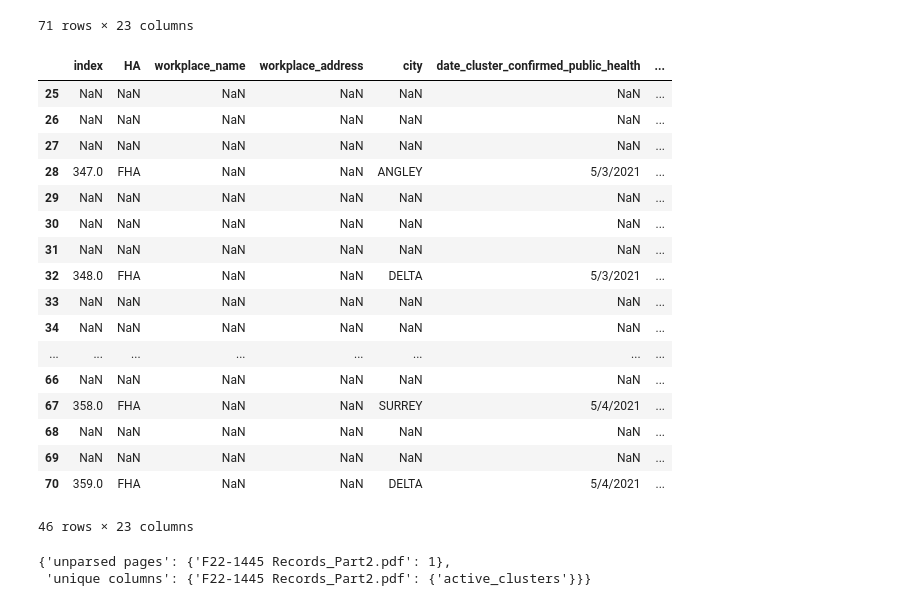
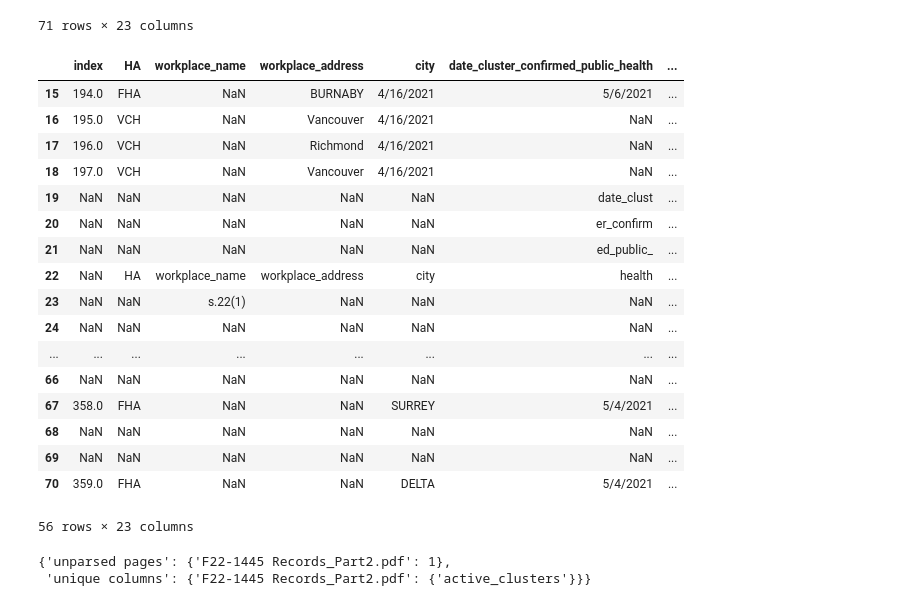
Before and after one commit to silvhua/BC-Covid-workplace-closures, a Jupyter notebook: notebooks/2023-03-23 parse PDF.ipynb, the cells around one changed output. Cells and saved outputs as stored; diff of their text form; code cells hidden in the pictures.

```diff
--- a/notebooks/2023-03-23 parse PDF.ipynb
+++ b/notebooks/2023-03-23 parse PDF.ipynb
@@ -1620,26 +1620,26 @@ Columns unique to part2: {'active_clusters'}
 | 70 | 359.0 | FHA | NaN | NaN | DELTA | 5/4/2021 | ... |
 71 rows × 23 columns
 # %%
-dfs12[1].loc[25:]
+dfs12[1].loc[15:]
 # %% [output]
 |  | index | HA | workplace_name | workplace_address | city | date_cluster_confirmed_public_health | ... |
-| 25 | NaN | NaN | NaN | NaN | NaN | NaN | ... |
-| 26 | NaN | NaN | NaN | NaN | NaN | NaN | ... |
-| 27 | NaN | NaN | NaN | NaN | NaN | NaN | ... |
-| 28 | 347.0 | FHA | NaN | NaN | ANGLEY | 5/3/2021 | ... |
-| 29 | NaN | NaN | NaN | NaN | NaN | NaN | ... |
-| 30 | NaN | NaN | NaN | NaN | NaN | NaN | ... |
-| 31 | NaN | NaN | NaN | NaN | NaN | NaN | ... |
-| 32 | 348.0 | FHA | NaN | NaN | DELTA | 5/3/2021 | ... |
-| 33 | NaN | NaN | NaN | NaN | NaN | NaN | ... |
-| 34 | NaN | NaN | NaN | NaN | NaN | NaN | ... |
+| 15 | 194.0 | FHA | NaN | BURNABY | 4/16/2021 | 5/6/2021 | ... |
+| 16 | 195.0 | VCH | NaN | Vancouver | 4/16/2021 | NaN | ... |
+| 17 | 196.0 | VCH | NaN | Richmond | 4/16/2021 | NaN | ... |
+| 18 | 197.0 | VCH | NaN | Vancouver | 4/16/2021 | NaN | ... |
+| 19 | NaN | NaN | NaN | NaN | NaN | date_clust | ... |
+| 20 | NaN | NaN | NaN | NaN | NaN | er_confirm | ... |
+| 21 | NaN | NaN | NaN | NaN | NaN | ed_public_ | ... |
+| 22 | NaN | HA | workplace_name | workplace_address | city | health | ... |
+| 23 | NaN | NaN | s.22(1) | NaN | NaN | NaN | ... |
+| 24 | NaN | NaN | NaN | NaN | NaN | NaN | ... |
 | ... | ... | ... | ... | ... | ... | ... | ... |
 | 66 | NaN | NaN | NaN | NaN | NaN | NaN | ... |
 | 67 | 358.0 | FHA | NaN | NaN | SURREY | 5/4/2021 | ... |
 | 68 | NaN | NaN | NaN | NaN | NaN | NaN | ... |
 | 69 | NaN | NaN | NaN | NaN | NaN | NaN | ... |
 | 70 | 359.0 | FHA | NaN | NaN | DELTA | 5/4/2021 | ... |
-46 rows × 23 columns
+56 rows × 23 columns
 # %%
 reference12
 # %% [output]
```
Also changed, not shown: parts of 20 cells of this notebook.
